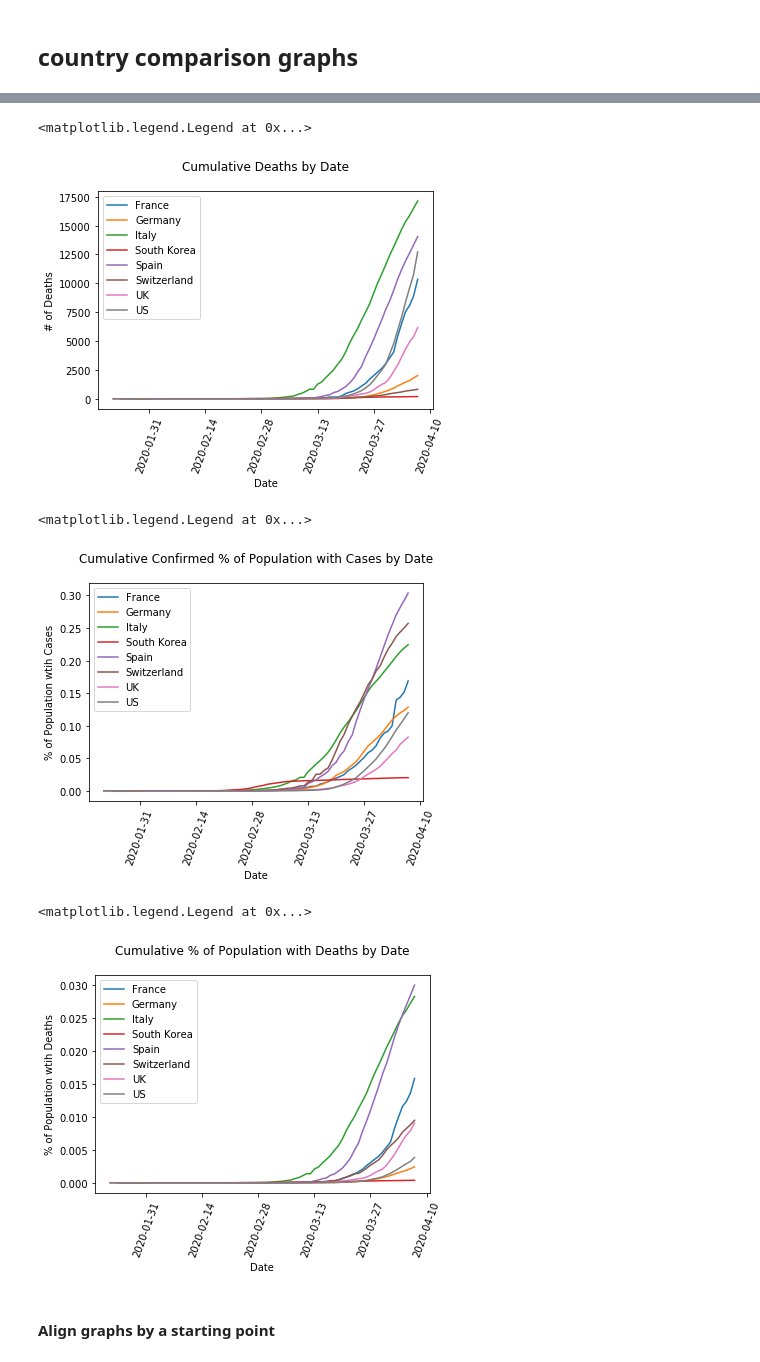
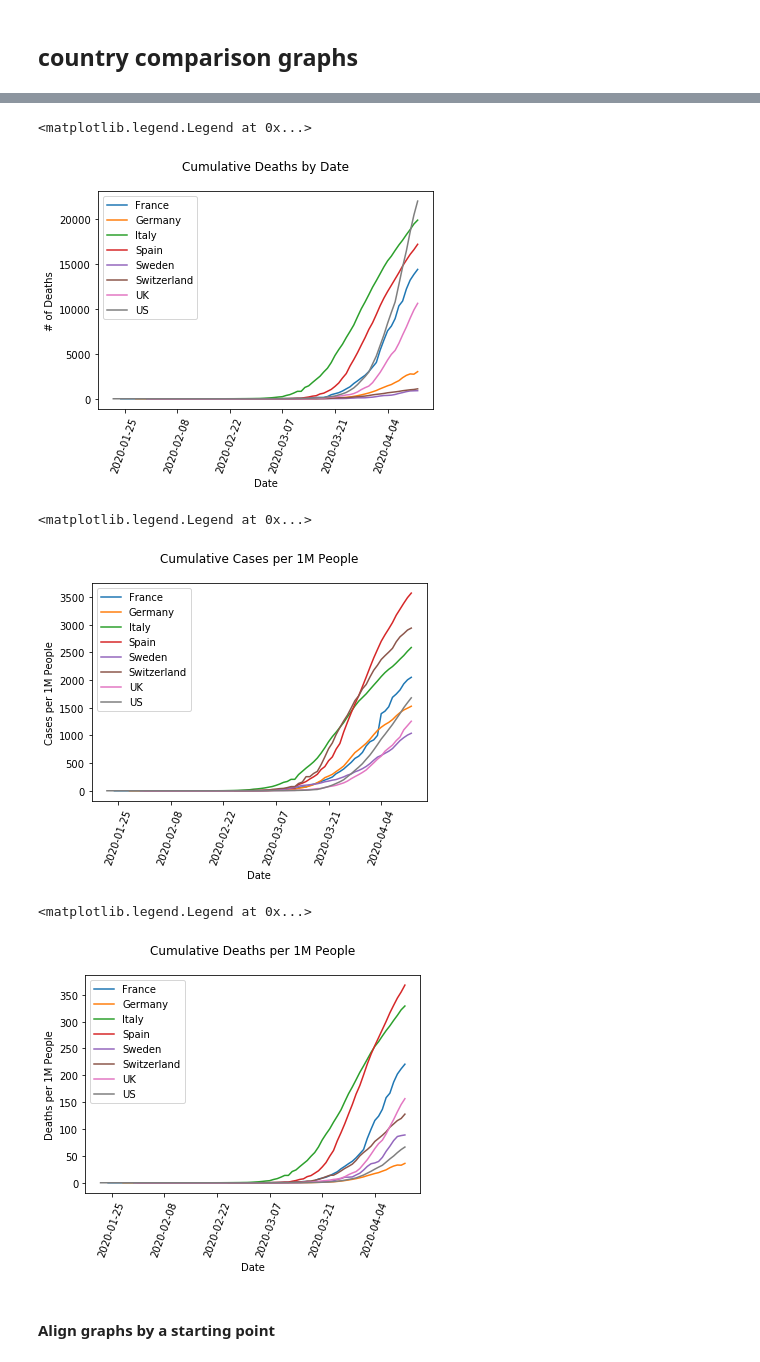
Before and after one commit to joshpoduska/infectious-disease-data, a Jupyter notebook: code/data_exploration_n_viz.ipynb, the cells around one changed output, grey strips where cells are left out. Cells and saved outputs as stored; diff of their text form; code cells hidden in the pictures.

Commit message:
Pushed from Domino: https://try.dominodatalab.com/u/joshpoduska/infectious-disease-data/runs/5e947c057dcf670006b6753c

```diff
--- a/code/data_exploration_n_viz.ipynb
+++ b/code/data_exploration_n_viz.ipynb
@@ -13,6 +13,8 @@ import pytz
 dfsj = pd.read_csv('../data/processed/covid19-JHU/covid19-JHU.csv')
 dfsj['Date'] = pd.to_datetime(dfsj['Date'])
 dfsj.reset_index(level=0, inplace=True)
+dfsj['ConfirmedPer1M'] = dfsj['PercPopConfirmed']*10000
+dfsj['DeathsPer1M'] = dfsj['PercPopDeaths']*10000
 
 dfp = pd.read_csv('../data/raw/population/populations.csv')
 dfp.index = dfp.Country.values
@@ -40,7 +42,7 @@ dfp.head()
 # %% [markdown]
 #### A list of countries to plot
 # %%
-plotlist = ['Italy', 'Spain', 'Germany', 'US', 'France', 'South Korea', 'Switzerland', 'UK']
+plotlist = ['Italy', 'Spain', 'Germany', 'US', 'France', 'Sweden', 'Switzerland', 'UK']
 dfplot = dfsj[dfsj.Country.isin(plotlist)]
 # %% [markdown]
 ## country comparison graphs
@@ -67,31 +69,31 @@ plt.title('Cumulative Deaths by Date\n')
 plt.legend(loc='upper left')
 # %% [output]
 <matplotlib.legend.Legend at 0x...>
-[figure, old version]
+[figure, new version]
 # %%
 grpd = dfplot.groupby(['Country'])
 for name, data in grpd:
-    plt.plot('Date', 'PercPopConfirmed', data=data.sort_values('Date'), label = name)
+    plt.plot('Date', 'ConfirmedPer1M', data=data.sort_values('Date'), label = name)
 plt.xticks(rotation=70)
 plt.xlabel('Date')
-plt.ylabel('% of Population wtih Cases')
-plt.title('Cumulative Confirmed % of Population with Cases by Date\n')
+plt.ylabel('Cases per 1M People')
+plt.title('Cumulative Cases per 1M People\n')
 plt.legend(loc='upper left')
 # %% [output]
 <matplotlib.legend.Legend at 0x...>
-[figure, old version]
+[figure, new version]
 # %%
 grpd = dfplot.groupby(['Country'])
 for name, data in grpd:
-    plt.plot('Date', 'PercPopDeaths', data=data.sort_values('Date'), label = name)
+    plt.plot('Date', 'DeathsPer1M', data=data.sort_values('Date'), label = name)
 plt.xticks(rotation=70)
 plt.xlabel('Date')
-plt.ylabel('% of Population wtih Deaths')
-plt.title('Cumulative % of Population with Deaths by Date\n')
+plt.ylabel('Deaths per 1M People')
+plt.title('Cumulative Deaths per 1M People\n')
 plt.legend(loc='upper left')
 # %% [output]
 <matplotlib.legend.Legend at 0x...>
-[figure, old version]
+[figure, new version]
 # %% [markdown]
 #### Align graphs by a starting point
 # %%
```
Also changed, not shown: parts of 36 cells of this notebook, 43 other files.
